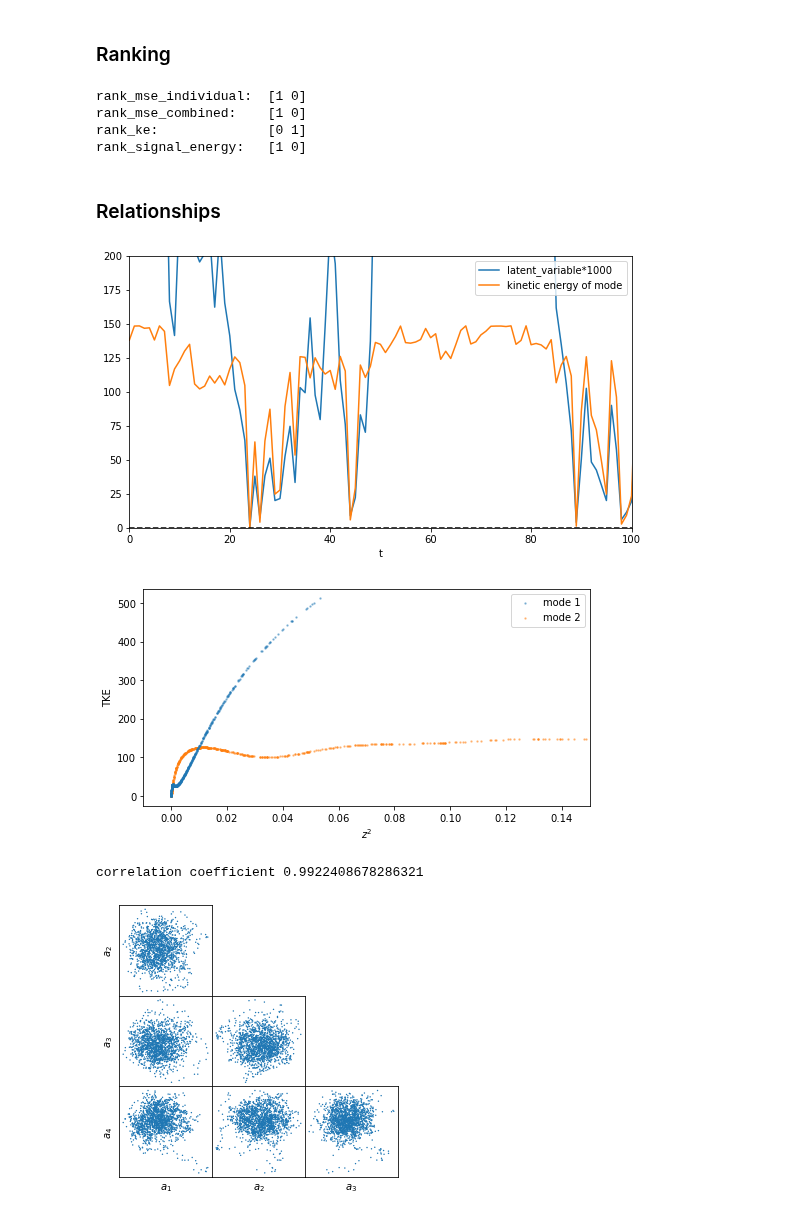
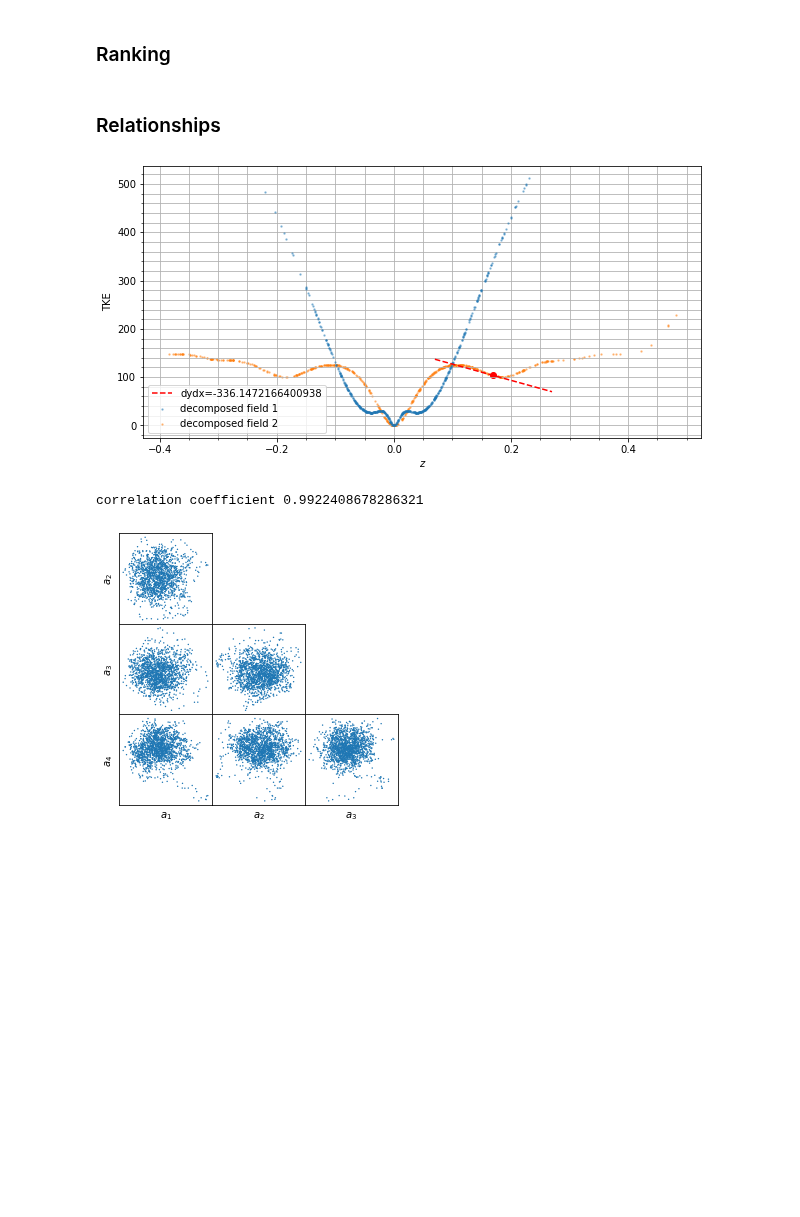
Before and after one commit to MagriLab/MD-CNN-AE, a Jupyter notebook: notebook_visualise/visualise_experiment.ipynb, the cells around one changed output. Cells and saved outputs as stored; diff of their text form; code cells hidden in the pictures; blank space fills up the shorter version.

Commit message:
show physics of the modes

```diff
--- a/notebook_visualise/visualise_experiment.ipynb
+++ b/notebook_visualise/visualise_experiment.ipynb
@@ -13,6 +13,7 @@ import os
 from os.path import join as pjoin
 from pathlib import Path
 import json
+from scipy import interpolate
 
 import tensorflow as tf
 tf.keras.backend.set_floatx('float32')
@@ -30,6 +31,10 @@ import MD_AE_tools.ae_mode_evaluation as mode_eval
 from project_specific_utils.data_and_train import TrainNN_from_config, train_autoencder
 from project_specific_utils import plot as myplot
 
+config = configparser.ConfigParser()
+config.read('../_system.ini')
+results_dir = config['system_info']['alternate_location']
+
 gpus = tf.config.list_physical_devices('GPU')
 if gpus:
     try:
@@ -47,7 +52,7 @@ if gpus:
 # %% [markdown]
 # Linear MD-CNN-AE
 # %%
-parent_folder = '/home/ym917/Documents/Results/experiment_linear_samedata'
+parent_folder = Path(results_dir,'experiment_linear_samedata')
 !ls -v $parent_folder
 # %%
 folder = 'u_bias3-3598028'
@@ -175,7 +180,7 @@ plt.show()
 # %% [markdown]
 # Nonlinear
 # %%
-parent_folder = '/home/ym917/Documents/Results/experiment_nonlinear'
+parent_folder = Path(results_dir,'experiment_nonlinear')
 !ls -v $parent_folder
 folder_list = ! ls -v $parent_folder
 # !tail -n 5 $parent_folder/*/log
@@ -187,6 +192,7 @@ folder_list = ! ls -v $parent_folder
 # %%
 # folder = '0808_2mode9-2255817'
 folder = '0808_2mode5-2894762'
+# folder = folder_list[2]
 folder_path = pjoin(parent_folder,folder)
 filename = pjoin(folder_path,'training_param.ini')
 nonlinear = TrainNN_from_config(filename)
@@ -196,11 +202,14 @@ with h5py.File(filename,'r') as hf:
     u_train = np.array(hf.get('u_train'))
     u_all = np.array(hf.get('u_all'))
     y_train = np.array(hf.get('y_train'))
+    u_test = np.array(hf.get('u_test'))
     modes_train = np.array(hf.get('modes_train'))
     modes_test = np.array(hf.get('modes_test'))
     latent_train = np.array(hf.get('latent_train'))
     latent_test = np.array(hf.get('latent_test'))
 
+    u_test_mean = np.array(hf.get('u_avg_test'))
+
 print('MSE of traning is: ', mse(u_train,y_train).numpy())
 # %% [output]
 MSE of traning is:  1.3952428
@@ -477,37 +482,50 @@ print('rank_mse_individual: ',rank_mse_individual)
 print('rank_mse_combined:   ',rank_mse_combined)
 print('rank_ke:             ',rank_ke)
 print('rank_signal_energy:  ',rank_signal_energy)
-# %% [output]
-rank_mse_individual:  [1 0]
-rank_mse_combined:    [1 0]
-rank_ke:              [0 1]
-rank_signal_energy:   [1 0]
 # %% [markdown]
 ### Relationships
 # %%
 ke = 0.5 * np.einsum('z t x y u -> z t', modes_test**2)
-plt.figure(figsize=(9,5))
-plt.plot(np.abs(latent_test[:,1]*1000), label='latent_variable*1000')
-plt.plot(ke[1,:], label='kinetic energy of mode')
-plt.axhline(y=0, color='k', linestyle='--')
-plt.legend()
-plt.xlabel('t')
-plt.ylim([0,0.2*1000])
-plt.xlim([0,100])
+# plt.figure(figsize=(9,5))
+# plt.plot(np.abs(latent_test[:,1]*500), label='latent_variable*500')
+# plt.plot(ke[1,:], label='kinetic energy of decomposed field')
+# plt.axhline(y=0, color='k', linestyle='--')
+# plt.legend()
+# plt.xlabel('t')
+# plt.ylim([0,0.2*500])
+# plt.xlim([0,100])
 
-plt.figure(figsize=(8,4))
-plt.scatter(latent_test[:,0]**2, ke[0,:], alpha=0.4,label='mode 1',s=2,zorder=2)
-plt.scatter(latent_test[:,1]**2, ke[1,:], alpha=0.4,label='mode 2',s=2)
-plt.xlabel('$z^2$')
+plt.figure(figsize=(10,5))
+plt.scatter(latent_test[:,0], ke[0,:], alpha=0.4,label='decomposed field 1',s=2,zorder=2)
+plt.scatter(latent_test[:,1], ke[1,:], alpha=0.4,label='decomposed field 2',s=2)
+plt.xlabel('$z$')
 plt.ylabel('TKE')
-plt.xlim([-0.01,0.15])
+# plt.xlim([-0.01,0.15])
+plt.minorticks_on()
+plt.grid(which='both')
+# plt.vlines(0.18,ymin=0.0001,ymax=500,linestyles='--',color='k')
+
+
+### tangent
+sort_idx = np.argsort(latent_test[:,1])
+x_tan = latent_test[:,1][sort_idx]
+y_tan = ke[1,:][sort_idx]
+tck = interpolate.splrep(x_tan,y_tan)
+x0 = 0.17
+y0 = interpolate.splev(x0,tck)
+dydx = interpolate.splev(x0,tck,der=1)
+plt.scatter(x0,y0,c='r')
+plot_tangent = np.linspace(x0-0.1,x0+0.1,50)
+tngnt = lambda x: dydx*x + (y0-dydx*x0)
+plt.plot(plot_tangent,tngnt(plot_tangent),'r--',label=f'dydx={dydx}')
+
+
 plt.legend()
 plt.show()
 
 print('correlation coefficient', np.corrcoef(np.abs(latent_test[:,0]**2), ke[0,:])[0,1])
 # %% [output]
-[figure, old version]
+[figure, new version]
-[figure, removed]
 correlation coefficient 0.9922408678286321
 # %%
 fig, ax = plt.subplots(3,3,sharex='col',sharey='row',facecolor='w',figsize=(5,5))
```
Also changed, not shown: parts of 34 cells of this notebook, 1 other file.
